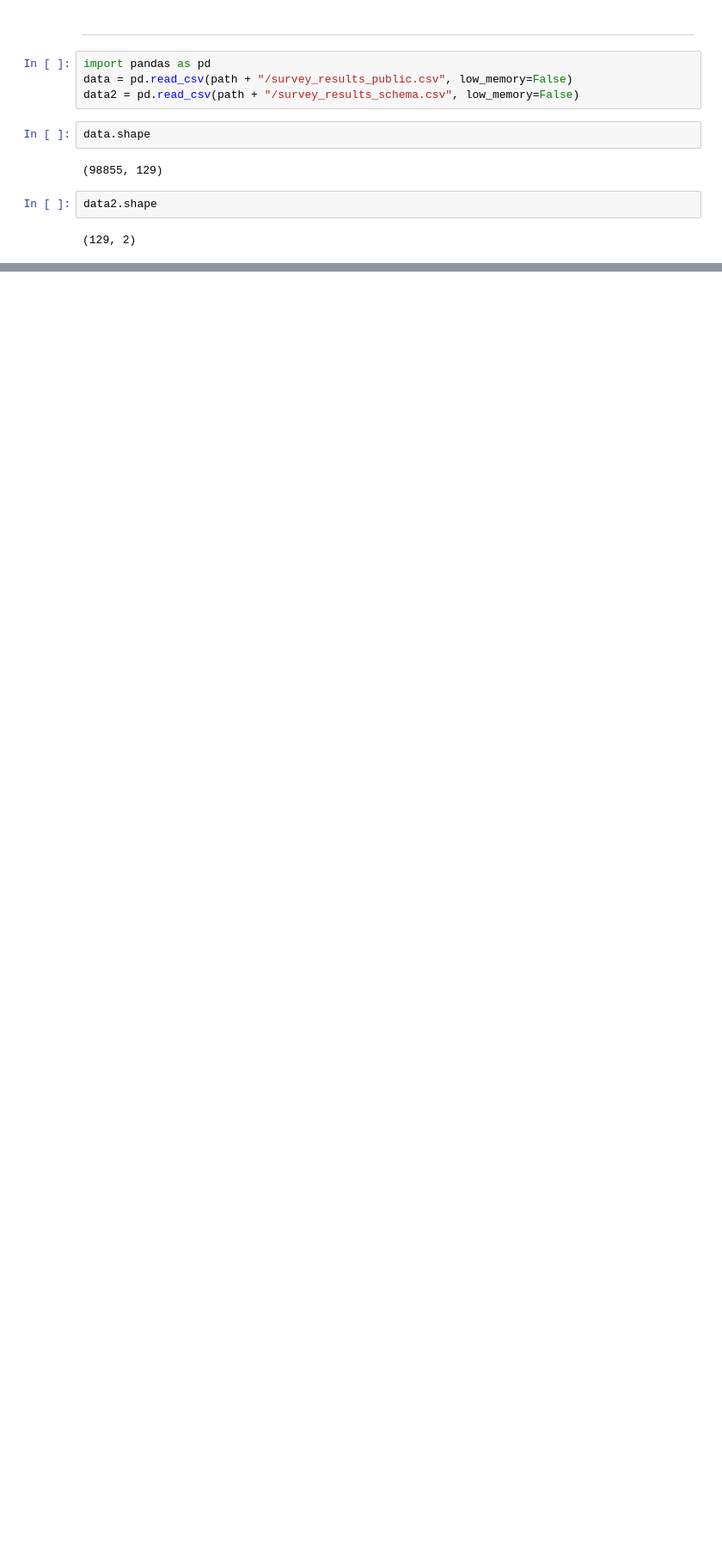
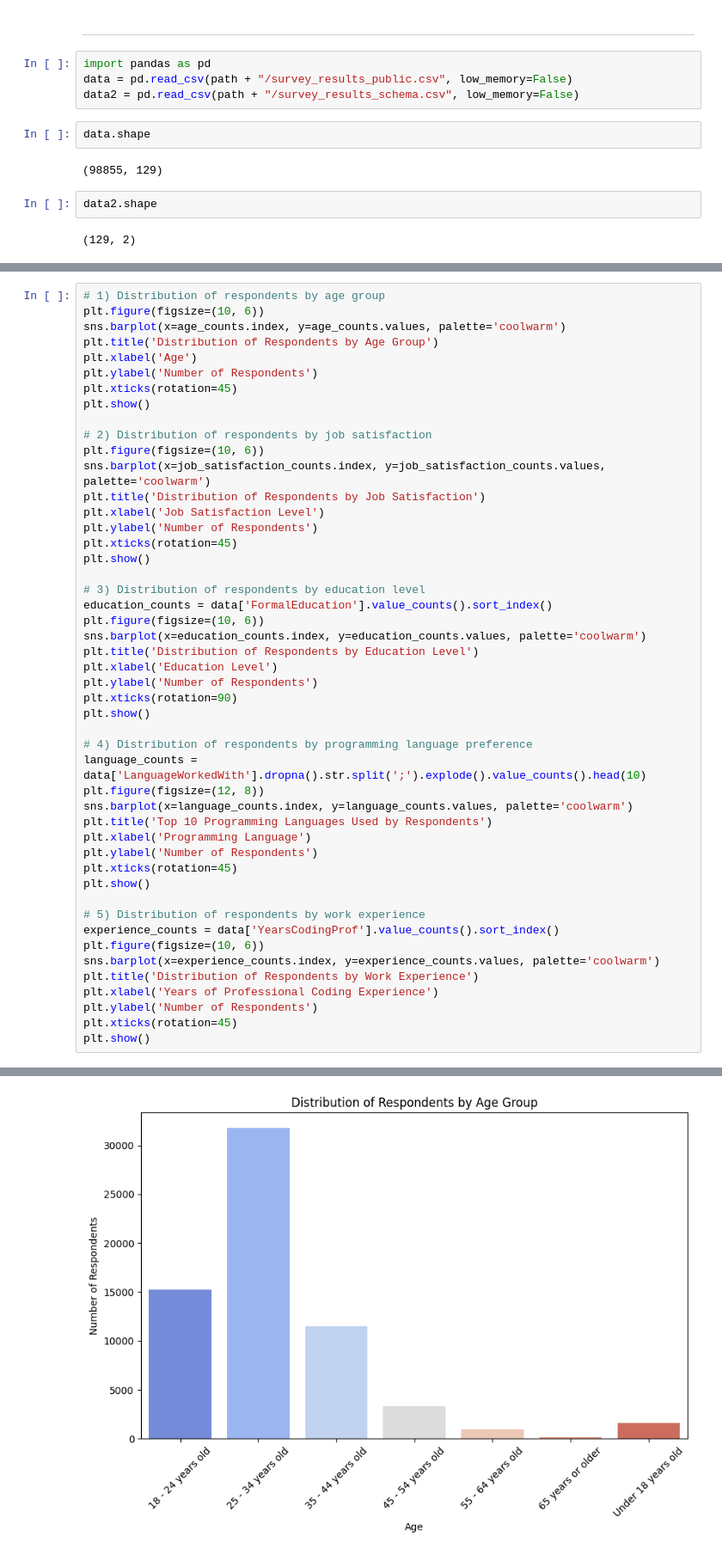
Before and after one commit to JahnviAghera/ML, a Jupyter notebook: experiment_1/stack_overflow.ipynb, the cells around one changed output, grey strips where cells are left out. Shown at 86% size. Drawn from its saved outputs; the diff is of its cells as text; blank space fills up the shorter version.

```diff
--- a/experiment_1/stack_overflow.ipynb
+++ b/experiment_1/stack_overflow.ipynb
@@ -65,0 +183,49 @@ data2.isna().sum()/data2.shape[0] * 100
+# %%
+# 1) Distribution of respondents by age group
+plt.figure(figsize=(10, 6))
+sns.barplot(x=age_counts.index, y=age_counts.values, palette='coolwarm')
+plt.title('Distribution of Respondents by Age Group')
+plt.xlabel('Age')
+plt.ylabel('Number of Respondents')
+plt.xticks(rotation=45)
+plt.show()
+
+# 2) Distribution of respondents by job satisfaction
+plt.figure(figsize=(10, 6))
+sns.barplot(x=job_satisfaction_counts.index, y=job_satisfaction_counts.values, palette='coolwarm')
+plt.title('Distribution of Respondents by Job Satisfaction')
+plt.xlabel('Job Satisfaction Level')
+plt.ylabel('Number of Respondents')
+plt.xticks(rotation=45)
+plt.show()
+
+# 3) Distribution of respondents by education level
+education_counts = data['FormalEducation'].value_counts().sort_index()
+plt.figure(figsize=(10, 6))
+sns.barplot(x=education_counts.index, y=education_counts.values, palette='coolwarm')
+plt.title('Distribution of Respondents by Education Level')
+plt.xlabel('Education Level')
+plt.ylabel('Number of Respondents')
+plt.xticks(rotation=90)
+plt.show()
+
+# 4) Distribution of respondents by programming language preference
+language_counts = data['LanguageWorkedWith'].dropna().str.split(';').explode().value_counts().head(10)
+plt.figure(figsize=(12, 8))
+sns.barplot(x=language_counts.index, y=language_counts.values, palette='coolwarm')
+plt.title('Top 10 Programming Languages Used by Respondents')
+plt.xlabel('Programming Language')
+plt.ylabel('Number of Respondents')
+plt.xticks(rotation=45)
+plt.show()
+
+# 5) Distribution of respondents by work experience
+experience_counts = data['YearsCodingProf'].value_counts().sort_index()
+plt.figure(figsize=(10, 6))
+sns.barplot(x=experience_counts.index, y=experience_counts.values, palette='coolwarm')
+plt.title('Distribution of Respondents by Work Experience')
+plt.xlabel('Years of Professional Coding Experience')
+plt.ylabel('Number of Respondents')
+plt.xticks(rotation=45)
+plt.show()
+# %% [output]
@@ -65,0 +235 @@ data2.isna().sum()/data2.shape[0] * 100
+[figure, added]
```
Also changed, not shown: parts of 18 cells of this notebook, 2 other files.
